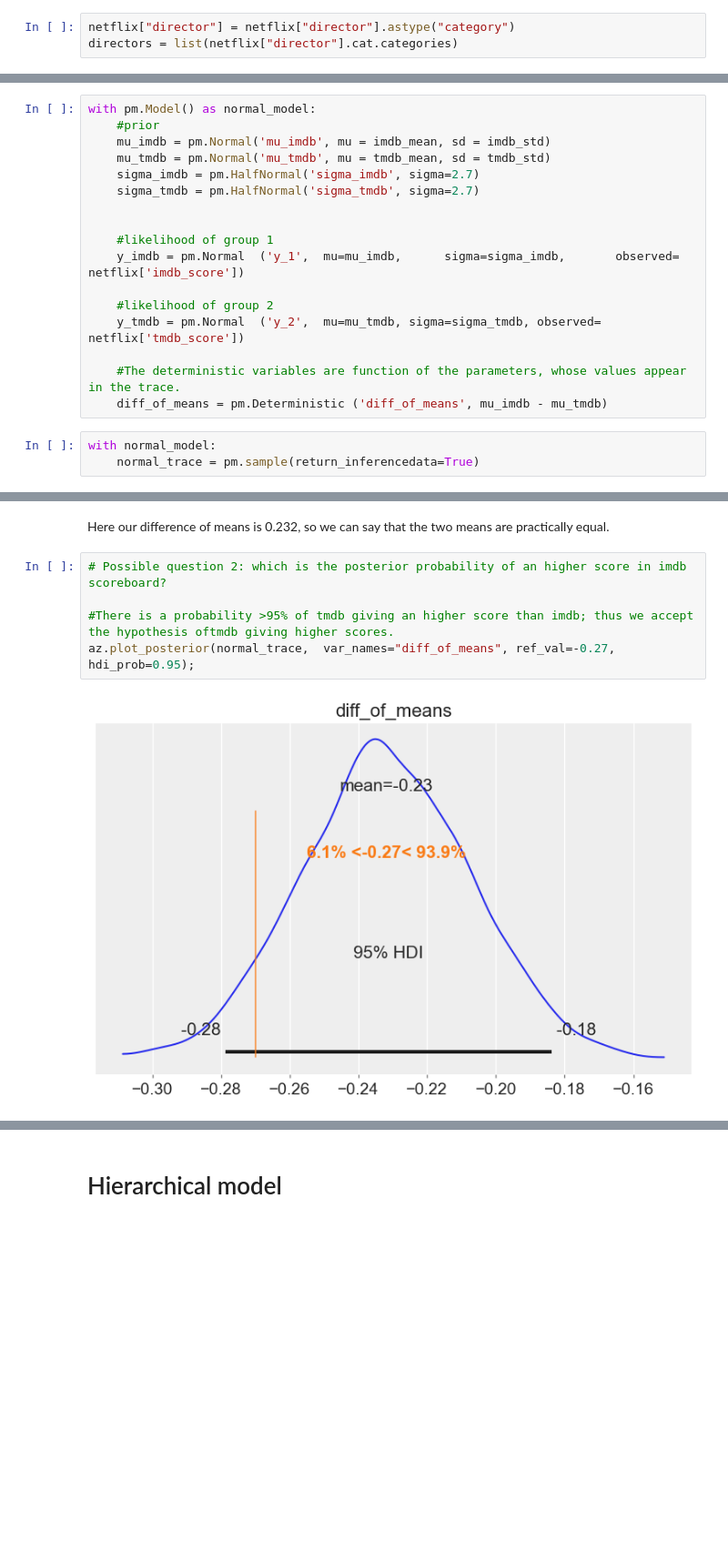
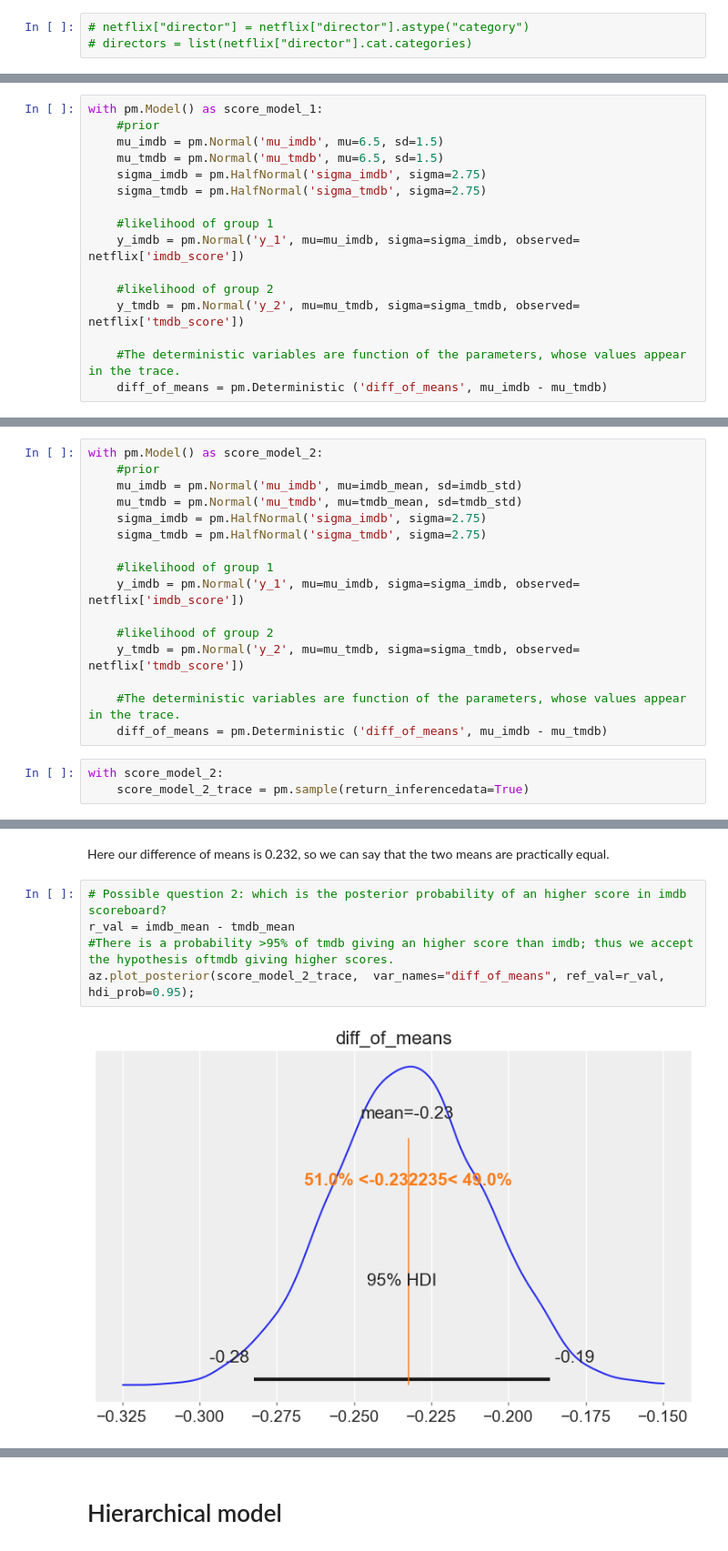
Before and after one commit to FabioLddo/netflix_popular_movies_probabilistic_programming, a Jupyter notebook: project_netflix_analysis.ipynb, the cells around one changed output, grey strips where cells are left out. Shown at 91% size. Saved outputs shown, nothing was run; the diff lists cells and outputs as text; blank space fills up the shorter version.

Commit message:
pooled and unpooled models

```diff
--- a/project_netflix_analysis.ipynb
+++ b/project_netflix_analysis.ipynb
@@ -130,6 +121,6 @@ print(len(drama), len(comedy))
 # %%
-netflix["director"] = netflix["director"].astype("category")
-directors = list(netflix["director"].cat.categories)
+# netflix["director"] = netflix["director"].astype("category")
+# directors = list(netflix["director"].cat.categories)
 # %% [markdown]
 # Hypothesis testing
 # %%
@@ -286,0 +274,16 @@ ValueError: Observed Bound distributions are not supported. If you want to model
+# %%
+with pm.Model() as score_model_1:
+    #prior
+    mu_imdb = pm.Normal('mu_imdb', mu=6.5, sd=1.5)
+    mu_tmdb = pm.Normal('mu_tmdb', mu=6.5, sd=1.5)
+    sigma_imdb = pm.HalfNormal('sigma_imdb', sigma=2.75)
+    sigma_tmdb = pm.HalfNormal('sigma_tmdb', sigma=2.75)
+
+    #likelihood of group 1
+    y_imdb = pm.Normal('y_1', mu=mu_imdb, sigma=sigma_imdb, observed= netflix['imdb_score'])
+
+    #likelihood of group 2
+    y_tmdb = pm.Normal('y_2', mu=mu_tmdb, sigma=sigma_tmdb, observed= netflix['tmdb_score'])
+
+    #The deterministic variables are function of the parameters, whose values appear in the trace.
+    diff_of_means = pm.Deterministic ('diff_of_means', mu_imdb - mu_tmdb)
@@ -287,23 +305,22 @@ ValueError: Observed Bound distributions are not supported. If you want to model
 # %%
-with pm.Model() as normal_model:
+with pm.Model() as score_model_2:
     #prior
-    mu_imdb = pm.Normal('mu_imdb', mu = imdb_mean, sd = imdb_std)
-    mu_tmdb = pm.Normal('mu_tmdb', mu = tmdb_mean, sd = tmdb_std)
-    sigma_imdb = pm.HalfNormal('sigma_imdb', sigma=2.7)
-    sigma_tmdb = pm.HalfNormal('sigma_tmdb', sigma=2.7)
-
+    mu_imdb = pm.Normal('mu_imdb', mu=imdb_mean, sd=imdb_std)
+    mu_tmdb = pm.Normal('mu_tmdb', mu=tmdb_mean, sd=tmdb_std)
+    sigma_imdb = pm.HalfNormal('sigma_imdb', sigma=2.75)
+    sigma_tmdb = pm.HalfNormal('sigma_tmdb', sigma=2.75)
 
     #likelihood of group 1
-    y_imdb = pm.Normal  ('y_1',  mu=mu_imdb,      sigma=sigma_imdb,       observed= netflix['imdb_score'])
+    y_imdb = pm.Normal('y_1', mu=mu_imdb, sigma=sigma_imdb, observed= netflix['imdb_score'])
 
     #likelihood of group 2
-    y_tmdb = pm.Normal  ('y_2',  mu=mu_tmdb, sigma=sigma_tmdb, observed= netflix['tmdb_score'])
+    y_tmdb = pm.Normal('y_2', mu=mu_tmdb, sigma=sigma_tmdb, observed= netflix['tmdb_score'])
 
     #The deterministic variables are function of the parameters, whose values appear in the trace.
     diff_of_means = pm.Deterministic ('diff_of_means', mu_imdb - mu_tmdb)
 # %%
-with normal_model:
-    normal_trace = pm.sample(return_inferencedata=True)
+with score_model_2:
+    score_model_2_trace = pm.sample(return_inferencedata=True)
 # %% [output]
 Auto-assigning NUTS sampler...
 Initializing NUTS using jitter+adapt_diag...
@@ -334,8 +361,8 @@ az.summary(normal_trace, hdi_prob=0.95)
 Here our difference of means is 0.232, so we can say that the two means are practically equal.
 # %%
 # Possible question 2: which is the posterior probability of an higher score in imdb scoreboard?
-
+r_val = imdb_mean - tmdb_mean
 #There is a probability >95% of tmdb giving an higher score than imdb; thus we accept the hypothesis oftmdb giving higher scores.
-az.plot_posterior(normal_trace,  var_names="diff_of_means", ref_val=-0.27, hdi_prob=0.95);
+az.plot_posterior(score_model_2_trace,  var_names="diff_of_means", ref_val=r_val, hdi_prob=0.95);
 # %% [output]
-[figure, old version]
+[figure, new version]
```
Also changed, not shown: parts of 60 cells of this notebook.
